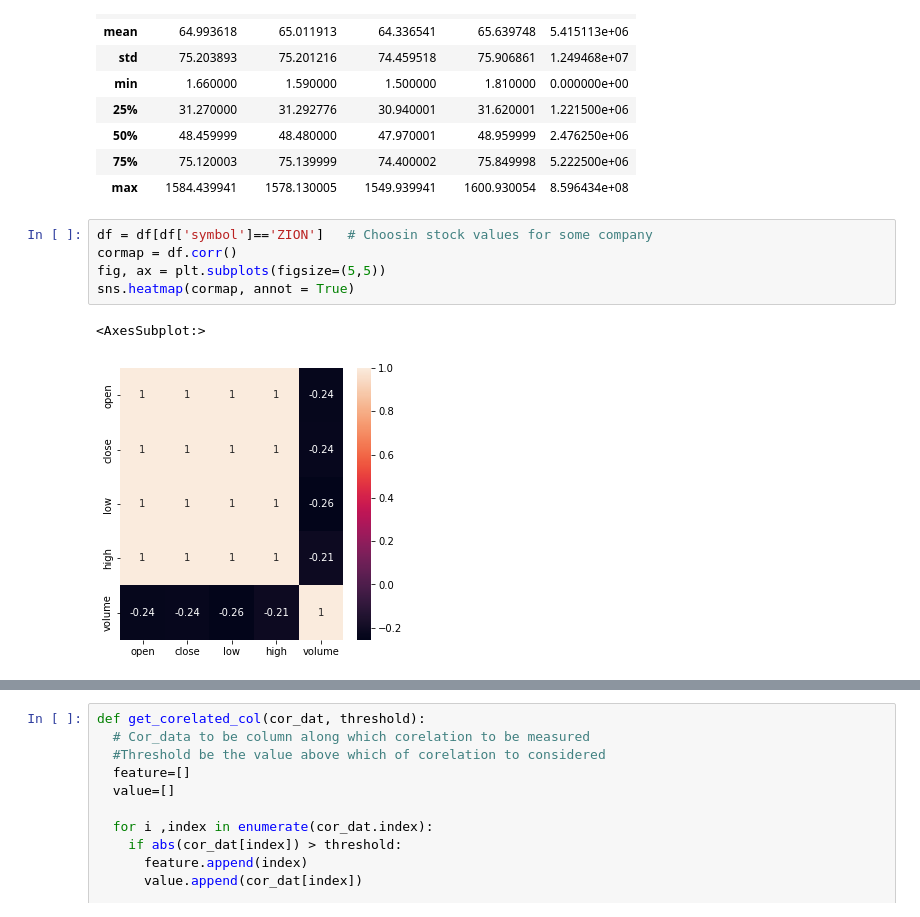
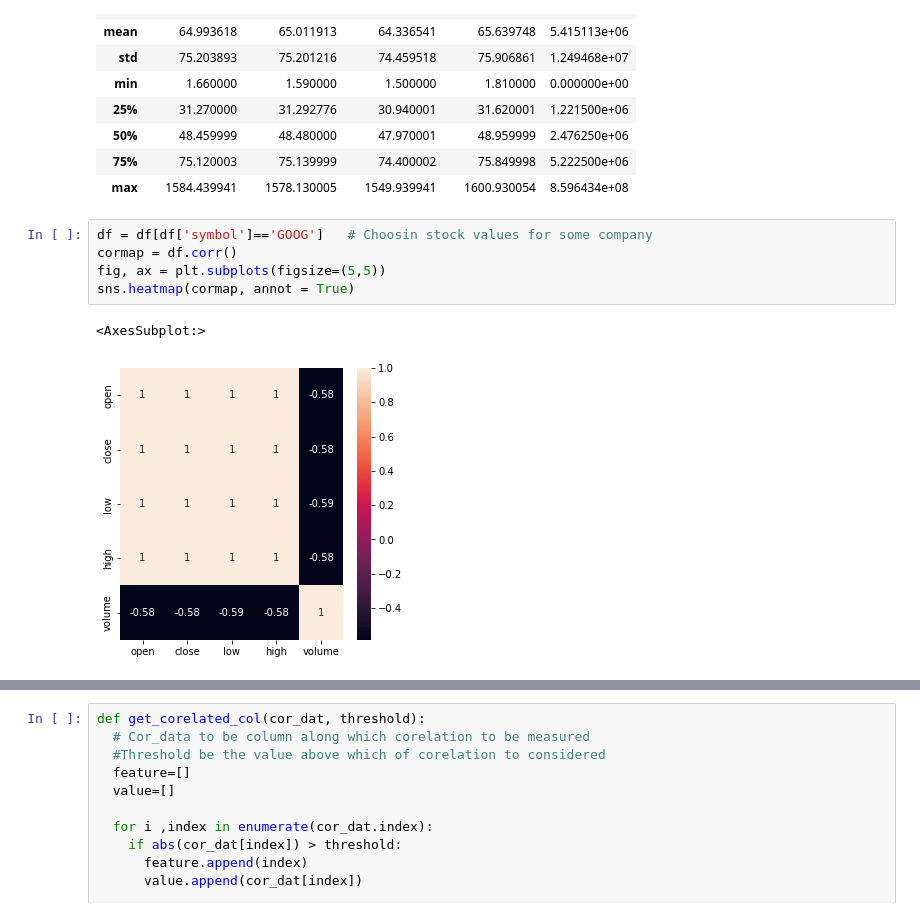
Before and after one commit to rgjha/data_science_basics, a Jupyter notebook: deep_learning/stock_prices/StockPrices.ipynb, the cells around one changed output, grey strips where cells are left out. Saved outputs shown, nothing was run; the diff lists cells and outputs as text.

```diff
--- a/deep_learning/stock_prices/StockPrices.ipynb
+++ b/deep_learning/stock_prices/StockPrices.ipynb
@@ -43,10 +62,10 @@ df.describe()
 | 75% | 75.120003 | 75.139999 | 74.400002 | 75.849998 | 5.222500e+06 |
 | max | 1584.439941 | 1578.130005 | 1549.939941 | 1600.930054 | 8.596434e+08 |
 # %%
-df = df[df['symbol']=='ZION']   # Choosin stock values for some company
+df = df[df['symbol']=='GOOG']   # Choosin stock values for some company
 cormap = df.corr()
 fig, ax = plt.subplots(figsize=(5,5))
 sns.heatmap(cormap, annot = True)
 # %% [output]
 <AxesSubplot:>
-[figure, old version]
+[figure, new version]
```
Also changed, not shown: parts of 42 cells of this notebook, 6 other files.
